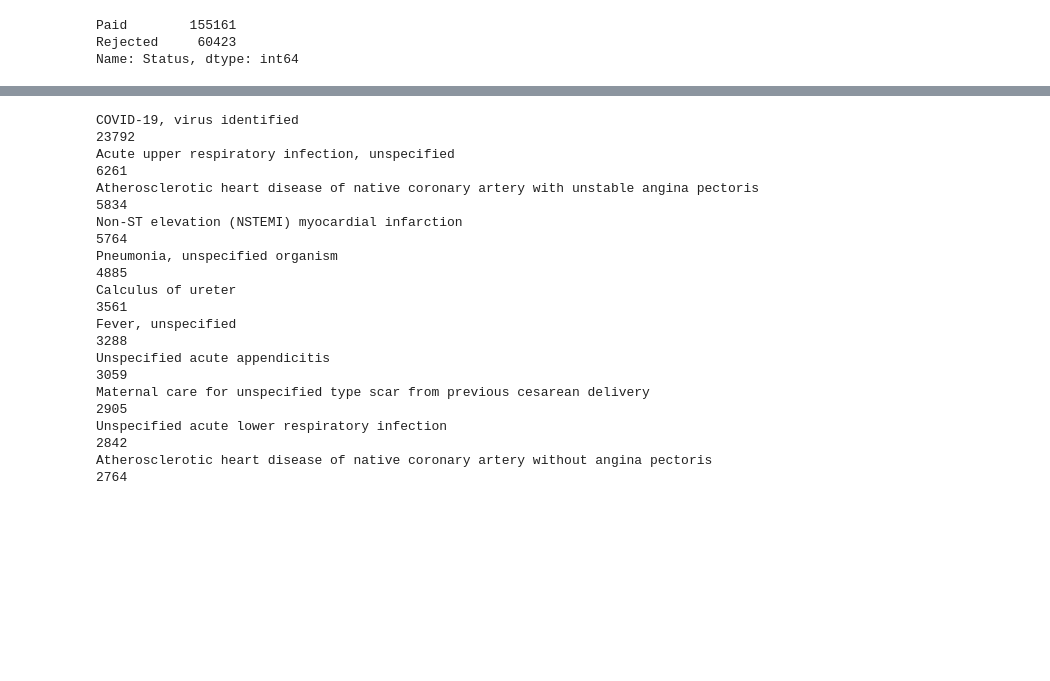
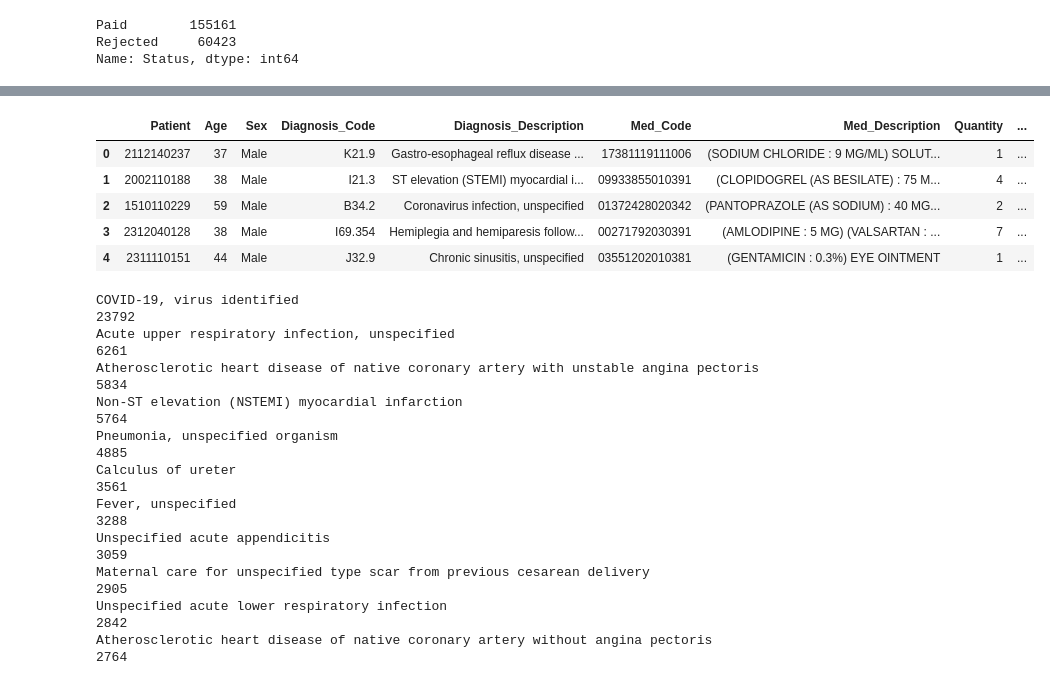
Before and after one commit to Yasmin-9/ClaimSights, a Jupyter notebook: EDA/EDA.ipynb, the cells around one changed output, grey strips where cells are left out. Saved outputs shown, nothing was run; the diff lists cells and outputs as text; code cells hidden in the pictures; blank space fills up the shorter version.

```diff
--- a/EDA/EDA.ipynb
+++ b/EDA/EDA.ipynb
@@ -210,3 +243,16 @@ Name: Age, dtype: int64
+# %%
+# Bin age into groups as an additional columns
+bins = [0, 14, 25, 64, 104]
+labels = ['0-14', '15-25', '26-64', '65+']
+health_insurance_df['Age_Group'] = pd.cut(health_insurance_df['Age'], bins=bins, labels=labels, include_lowest=True)
+health_insurance_df.head()
+# %% [output]
+|  | Patient | Age | Sex | Diagnosis_Code | Diagnosis_Description | Med_Code | Med_Description | Quantity | ... |
+| 0 | 2112140237 | 37 | Male | K21.9 | Gastro-esophageal reflux disease ... | 17381119111006 | (SODIUM CHLORIDE : 9 MG/ML) SOLUT... | 1 | ... |
+| 1 | 2002110188 | 38 | Male | I21.3 | ST elevation (STEMI) myocardial i... | 09933855010391 | (CLOPIDOGREL (AS BESILATE) : 75 M... | 4 | ... |
+| 2 | 1510110229 | 59 | Male | B34.2 | Coronavirus infection, unspecified | 01372428020342 | (PANTOPRAZOLE (AS SODIUM) : 40 MG... | 2 | ... |
+| 3 | 2312040128 | 38 | Male | I69.354 | Hemiplegia and hemiparesis follow... | 00271792030391 | (AMLODIPINE : 5 MG) (VALSARTAN : ... | 7 | ... |
+| 4 | 2311110151 | 44 | Male | J32.9 | Chronic sinusitis, unspecified | 03551202010381 | (GENTAMICIN : 0.3%) EYE OINTMENT | 1 | ... |
 # %%
 #Checking quanitiy of each unique value in the Diagnosis column
 health_insurance_df['Diagnosis_Description'].value_counts()
```
Also changed, not shown: parts of 6 cells of this notebook.
